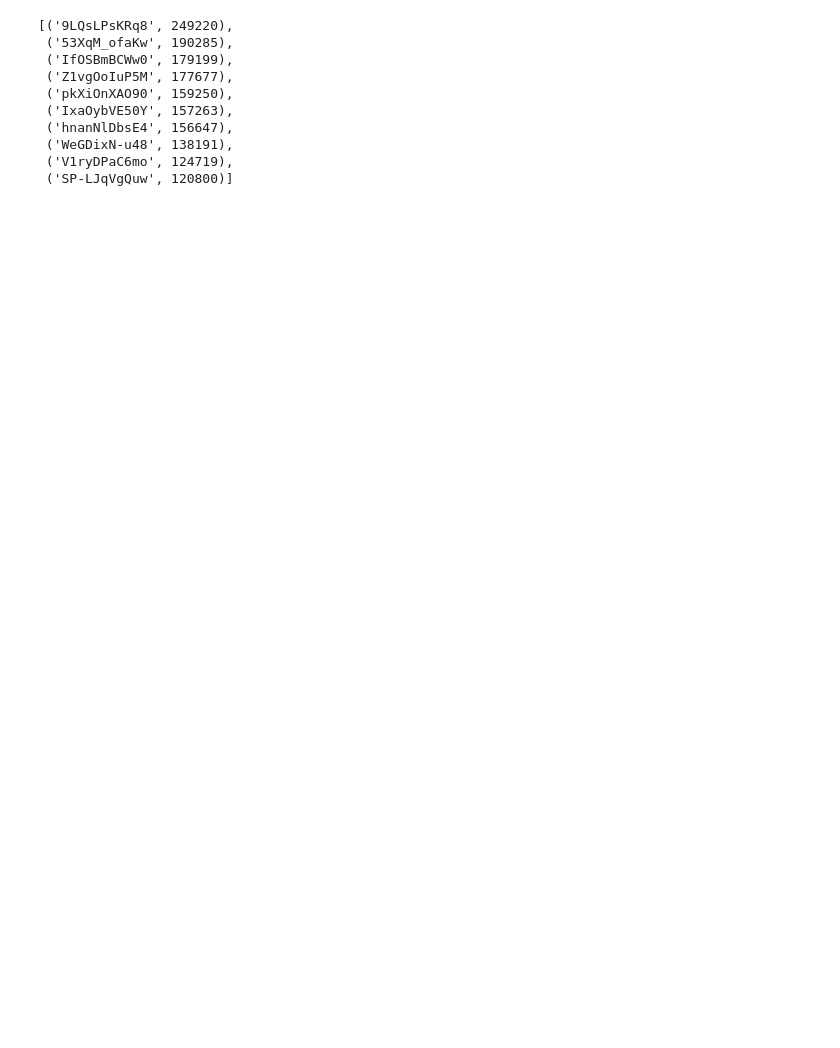
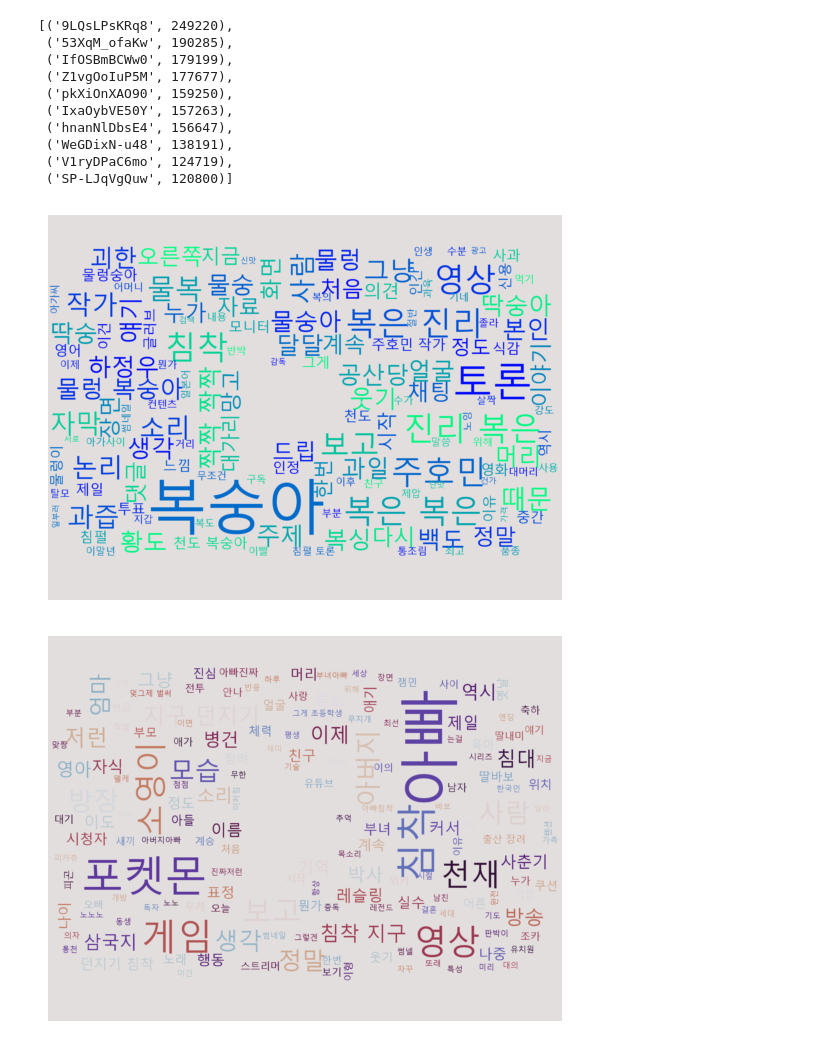
Before and after one commit to kimhyunso/coper-project, a Jupyter notebook: Main.ipynb, the cells around one changed output. Saved outputs shown, nothing was run; the diff lists cells and outputs as text; code cells hidden in the pictures; blank space fills up the shorter version.

```diff
--- a/Main.ipynb
+++ b/Main.ipynb
@@ -82,7 +100,7 @@ test_list = []
 new_df = list()
 stopwords = prep.stopwords('./데이터/stopwords.txt')
 
-for video_id in tqdm(video_on_comments_like_sum):
+for video_id in video_on_comments_like_sum:
     new_df.append(chim_comment_df.loc[chim_comment_df.video_id == video_id[0]].comment.apply(lambda x : prep.text_cleaning(x, stopwords)))
 # %%
 font_path = r'C:/Windows/Fonts/malgun.ttf'
@@ -96,6 +114,8 @@ youtube_mask = np.array(Image.open('./데이터/youtube_logo.jfif'))
 
 #     color = 'rgb(%d, %d, %d)' % (r,g,b)
 #     return color
+
+
 
 for df in new_df:
     string_dict = dict()
@@ -111,31 +131,39 @@ for df in new_df:
     plt.imshow(wc, interpolation='bilinear')
     plt.show()
     del string_dict
-    # wc.to_file(filename="침착맨_원피스.png")
+    wc.to_file(filename="침착맨_원피스.png")
 # %%
 font_path = r'C:/Windows/Fonts/malgun.ttf'
 youtube_mask = np.array(Image.open('./데이터/youtube_logo.jfif'))
 
 
 # def make_colors(word, font_size, position, orientation, random_state, **kwargs):
 #     r = random_state.randint(170, 220)
 #     g = random_state.randint(0, 20)
 #     b = random_state.randint(0, 60)
 
 #     color = 'rgb(%d, %d, %d)' % (r,g,b)
 #     return color
 
+
+count = 0
+color = ['winter', 'twilight_shifted', 'autumn', 'spring', 'coolwarm', 'coolwarm_r', 'Wistia', 'brg_r', 'plasma_r', 'prism']
+
 for df in new_df:
     string = ''
     for comment in df:
         string += ' '.join(comment)
 
-    wc = WordCloud(font_path=font_path, background_color='white', stopwords=['개소리', '존나', '개', '진짜'], mask=youtube_mask,
-           max_font_size=30, scale=7).generate(string)
+    wc = WordCloud(font_path=font_path, background_color='white', stopwords=['개소리', '존나', '개', '진짜', '정신'], mask=youtube_mask,
+           max_font_size=30, scale=7, colormap=color[count]).generate(string)
     plt.figure(figsize=(10, 5))
     # wc.recolor(color_func=make_colors, random_state=True)
     plt.axis('off')
     plt.imshow(wc, interpolation='bilinear')
     plt.show()
     del string
-    # wc.to_file(filename="침착맨_원피스.png")
+    count += 1
+    wc.to_file(filename=f"침착맨_{count + 10}.png")
+# %% [output]
+[figure, added]
+[figure, added]
```
Also changed, not shown: parts of 4 cells of this notebook, 1 other file.
